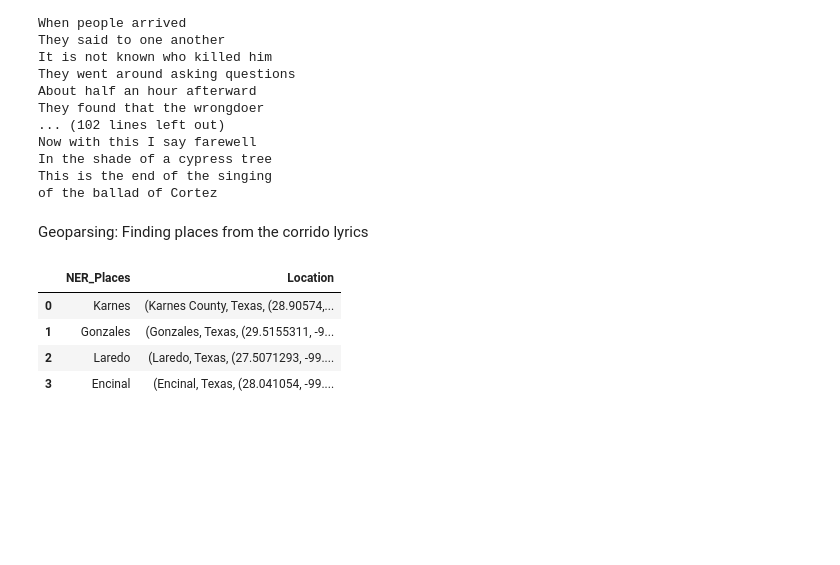
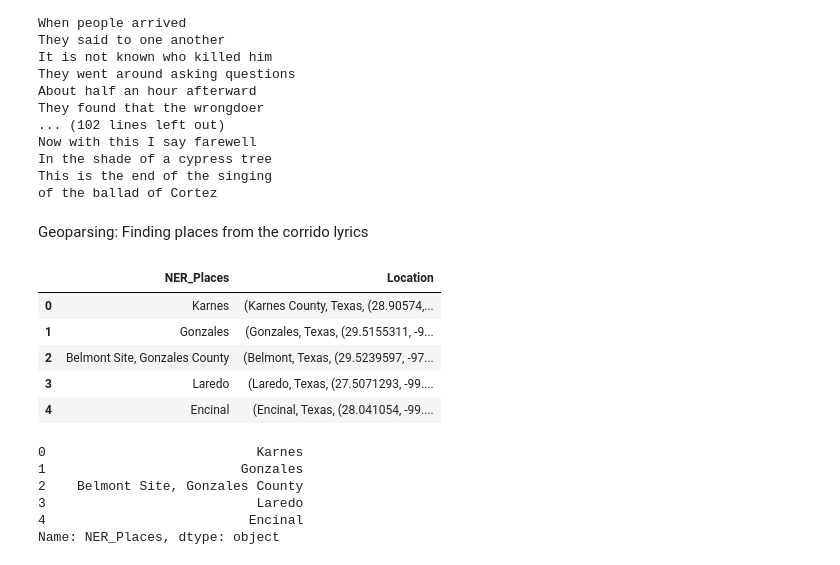
Before and after one commit to dianita956/Corridos, a Jupyter notebook: 04-Mapping-El-Corrido-de-GregorioCortez_VariantX.ipynb, the cells around one changed output. Saved outputs shown, nothing was run; the diff lists cells and outputs as text; code cells hidden in the pictures; blank space fills up the shorter version.

```diff
--- a/04-Mapping-El-Corrido-de-GregorioCortez_VariantX.ipynb
+++ b/04-Mapping-El-Corrido-de-GregorioCortez_VariantX.ipynb
@@ -74,14 +74,26 @@ Geoparsing: Finding places from the corrido lyrics
 # %%
 df = pd.DataFrame(ents, columns=["NER_Places"])
 geolocator = ArcGIS(user_agent='CorridosMap')
 geocode = lambda query: geolocator.geocode("%s, Texas" % query)
+df['NER_Places'] = df['NER_Places'].replace('Belmont', 'Belmont Site, Gonzales County')
 df['Location'] = df['NER_Places'].apply(geocode)
 #df['geometry'] = df['NER_Places'].apply(geocode)
+df.dtypes
 df
 # %% [output]
 |  | NER_Places | Location |
 | 0 | Karnes | (Karnes County, Texas, (28.90574,... |
 | 1 | Gonzales | (Gonzales, Texas, (29.5155311, -9... |
-| 2 | Laredo | (Laredo, Texas, (27.5071293, -99.... |
-| 3 | Encinal | (Encinal, Texas, (28.041054, -99.... |
+| 2 | Belmont Site, Gonzales County | (Belmont, Texas, (29.5239597, -97... |
+| 3 | Laredo | (Laredo, Texas, (27.5071293, -99.... |
+| 4 | Encinal | (Encinal, Texas, (28.041054, -99.... |
+# %%
+df.NER_Places
+# %% [output]
+0                           Karnes
+1                         Gonzales
+2    Belmont Site, Gonzales County
+3                           Laredo
+4                          Encinal
+Name: NER_Places, dtype: object
 # %%
```
Also changed, not shown: parts of 5 cells of this notebook, 22 other files.
